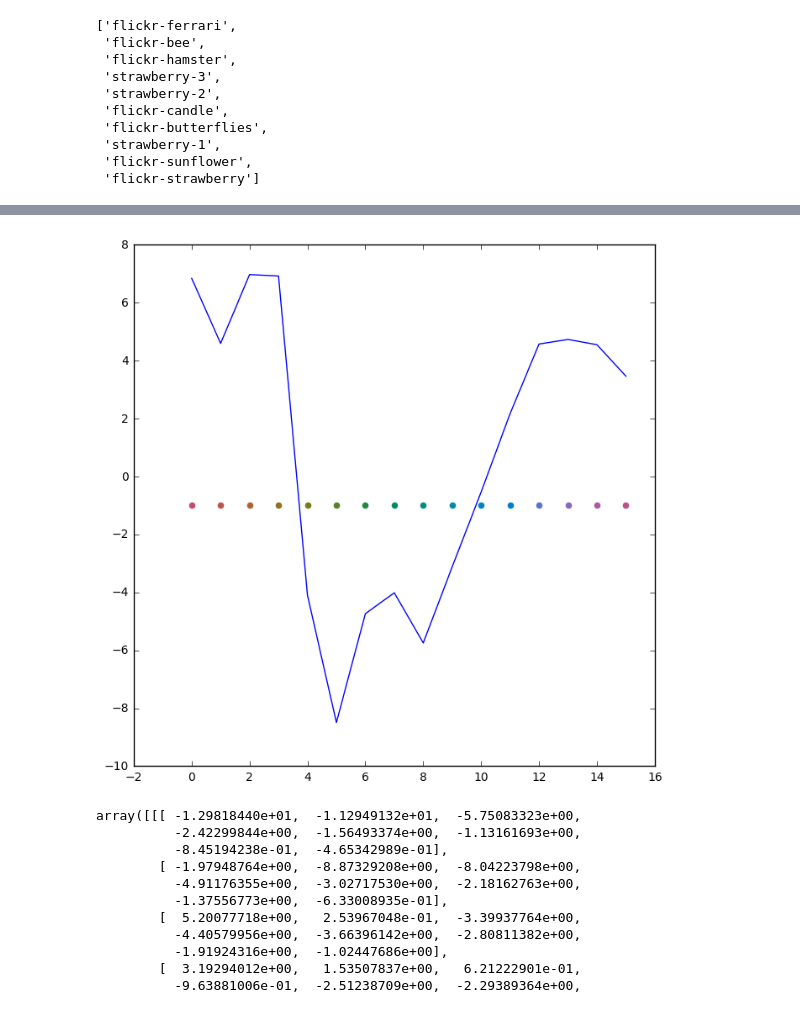
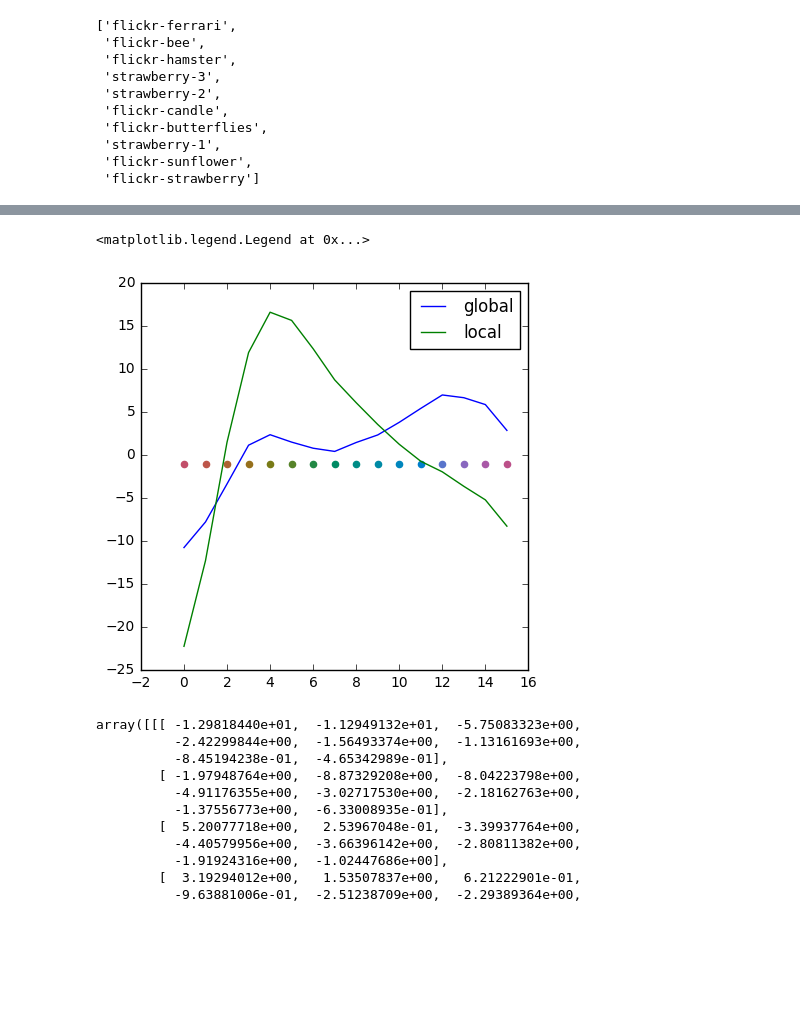
Before and after one commit to GrimReaperSam/SILE, a Jupyter notebook: Segmentation.ipynb, the cells around one changed output, grey strips where cells are left out. Drawn from its saved outputs; the diff is of its cells as text; code cells hidden in the pictures; blank space fills up the shorter version.

```diff
--- a/Segmentation.ipynb
+++ b/Segmentation.ipynb
@@ -34,8 +31,3 @@ filenames
  'strawberry-1',
  'flickr-sunflower',
  'flickr-strawberry']
-# %%
-filename = 'z-values/strawberry.pkl'
-zcollection = pickle.load(open(filename, 'rb'))
-
-zcollection.descriptors['gray_hist'].quantiles
@@ -60,5 +34,5 @@ array([[  0.00000000e+00,   0.00000000e+00,   0.00000000e+00,
 # %%
-filename = 'z-values/sunflower.pkl'
+filename = 'z-values/strawberry-local.pkl'
 zcollection = pickle.load(open(filename, 'rb'))
 
 for key in zcollection.reject('lightness_layout', 'chroma_layout', 'hue_layout', 'details_hist',
@@ -66,7 +40,7 @@ for key in zcollection.reject('lightness_layout', 'chroma_layout', 'hue_layout',
     dir_path = base_path / key
     dir_path.mkdir(exist_ok=True, parents=True)
 
-keyword = 'flickr-sunflower'
+keyword = 'strawberry-1'
 image = imread(originals_path / ('%s.jpg' % keyword))
 seg_b = imread(masks_path / ('%s-mask.png' % keyword)).astype(np.bool)
 
@@ -194,11 +195,19 @@ gray_hist
 # %%
+filename = 'z-values/strawberry.pkl'
+local_filename = 'z-values/strawberry-local.pkl'
+z = pickle.load(open(filename, 'rb'))
+zl = pickle.load(open(local_filename, 'rb'))
+
 from src.shared import rgb_hue
 
-plt.plot(zcollection.descriptors['hue_angle_hist'].descriptor)
+plt.plot(z.descriptors['gray_hist'].descriptor, label='global')
+plt.plot(zl.descriptors['gray_hist'].descriptor, label='local')
 for i in range(16):
     plt.scatter(i, -1, color=rgb_hue[i, :])
+plt.legend()
 # %% [output]
+<matplotlib.legend.Legend at 0x...>
-[figure, old version]
+[figure, new version]
 # %%
 zcollection.descriptors['rgb_hist'].descriptor
 # %% [output]
```
Also changed, not shown: parts of 9 cells of this notebook, 3 other files.
